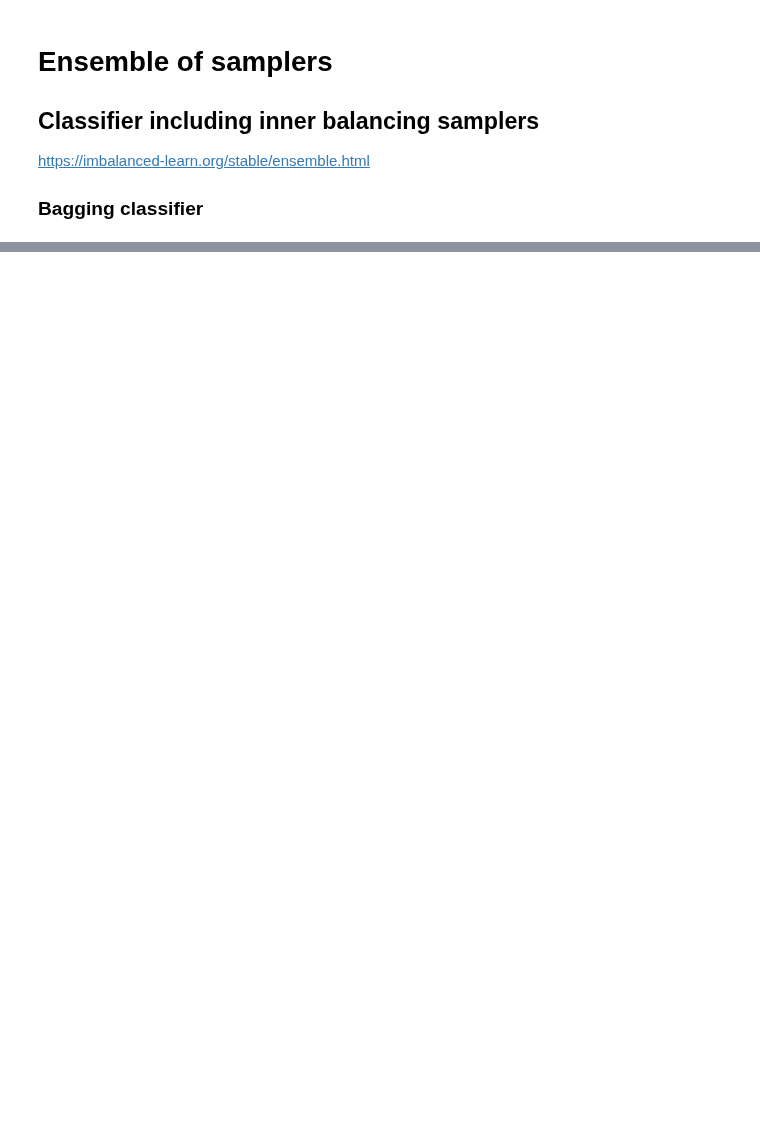
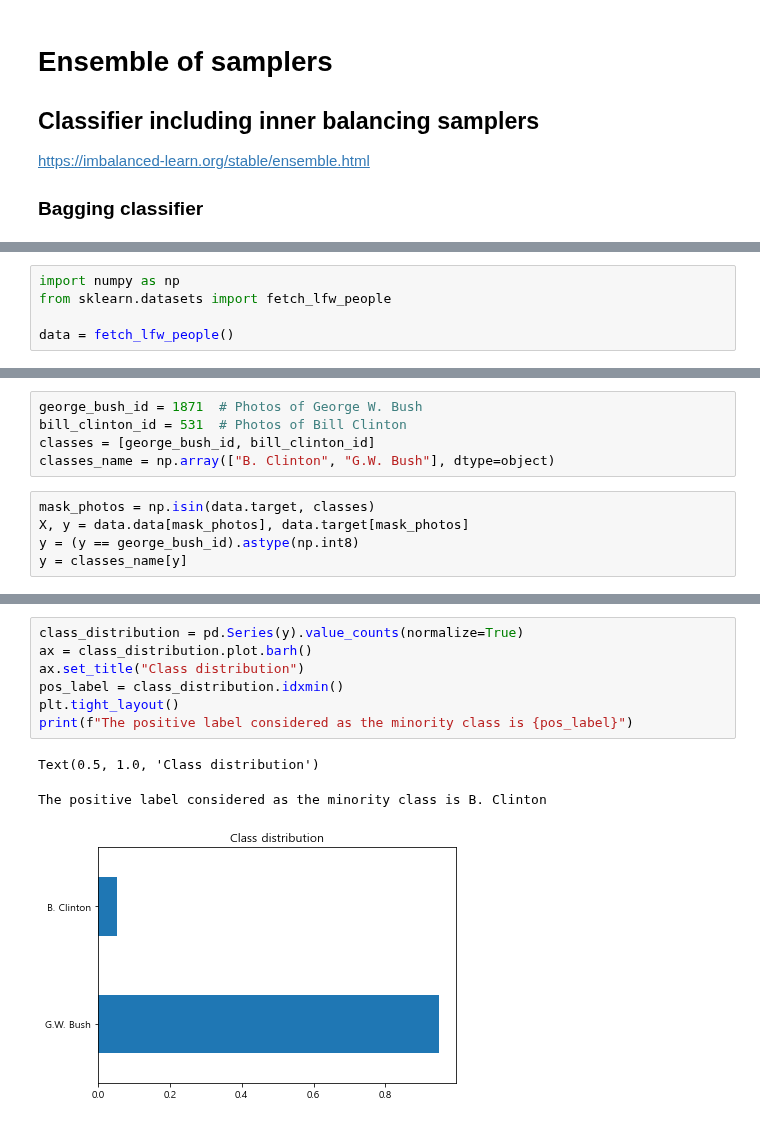
Before and after one commit to ancestor9/aSSIST, a Jupyter notebook: 17_SMOTE imbalance data.ipynb, the cells around one changed output, grey strips where cells are left out. Cells and saved outputs as stored; diff of their text form; blank space fills up the shorter version.

```diff
--- a/17_SMOTE imbalance data.ipynb
+++ b/17_SMOTE imbalance data.ipynb
@@ -133,0 +135,5 @@ array([0.55950734, 0.51173524, 0.57998663])
+# %%
+import numpy as np
+from sklearn.datasets import fetch_lfw_people
+
+data = fetch_lfw_people()
@@ -133,0 +164,10 @@ array([0.55950734, 0.51173524, 0.57998663])
+# %%
+george_bush_id = 1871  # Photos of George W. Bush
+bill_clinton_id = 531  # Photos of Bill Clinton
+classes = [george_bush_id, bill_clinton_id]
+classes_name = np.array(["B. Clinton", "G.W. Bush"], dtype=object)
+# %%
+mask_photos = np.isin(data.target, classes)
+X, y = data.data[mask_photos], data.target[mask_photos]
+y = (y == george_bush_id).astype(np.int8)
+y = classes_name[y]
@@ -133,0 +192,11 @@ array([0.55950734, 0.51173524, 0.57998663])
+# %%
+class_distribution = pd.Series(y).value_counts(normalize=True)
+ax = class_distribution.plot.barh()
+ax.set_title("Class distribution")
+pos_label = class_distribution.idxmin()
+plt.tight_layout()
+print(f"The positive label considered as the minority class is {pos_label}")
+# %% [output]
+Text(0.5, 1.0, 'Class distribution')
+The positive label considered as the minority class is B. Clinton
+[figure, added]
```
Also changed, not shown: parts of 17 cells of this notebook.
